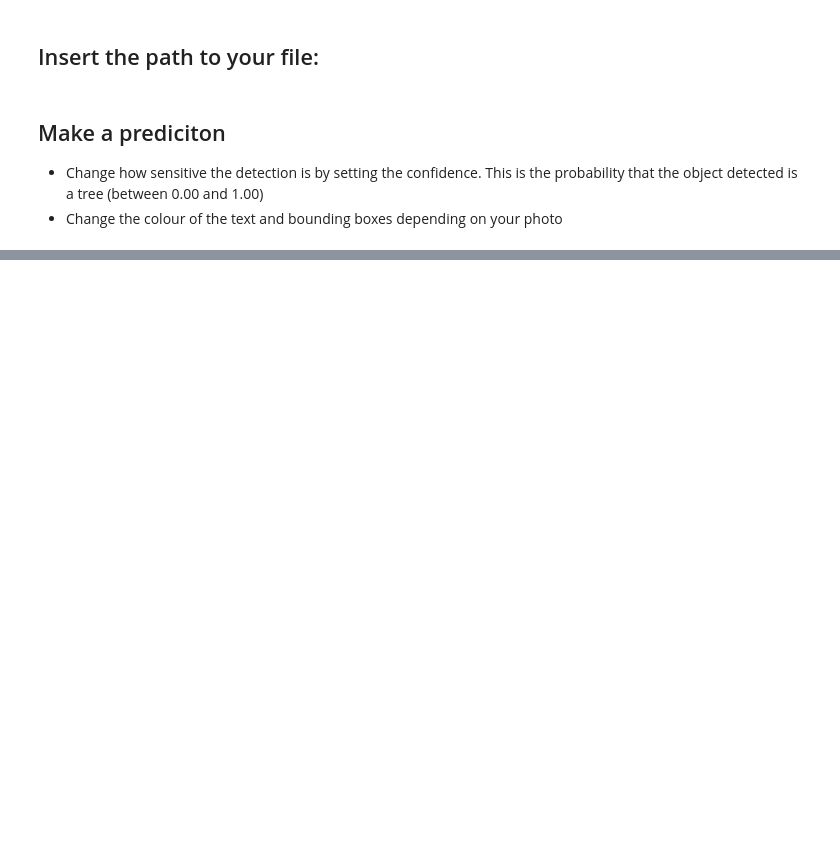
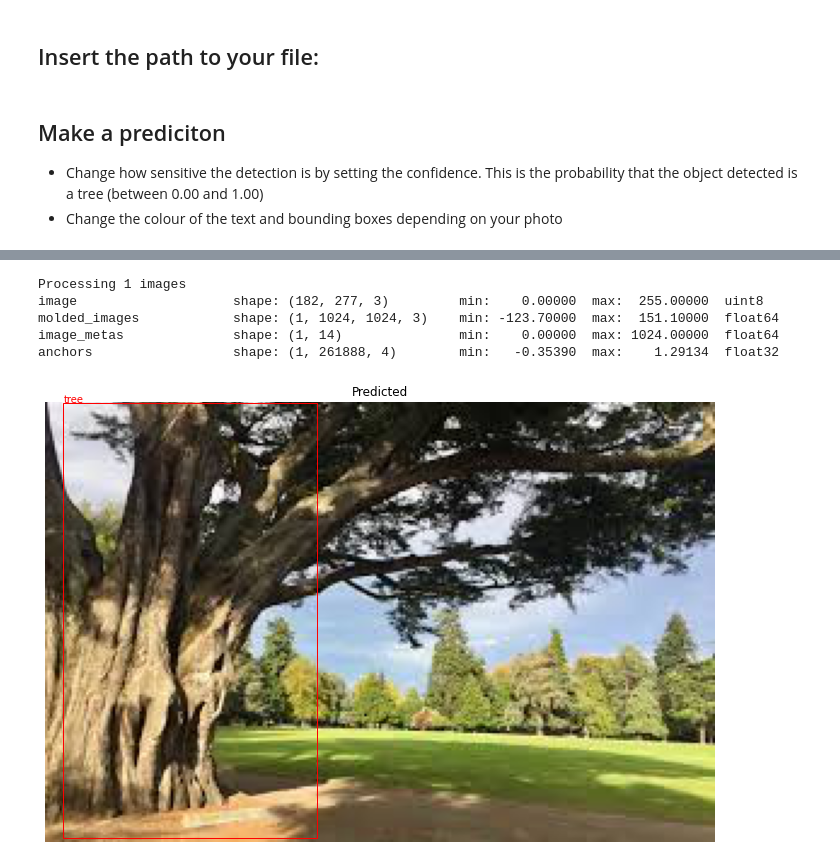
Before and after one commit to BLOSSOM1994/Tree_maskRcnn, a Jupyter notebook: mask_RCNN_prediction.ipynb, the cells around one changed output, grey strips where cells are left out. Cells and saved outputs as stored; diff of their text form; code cells hidden in the pictures; blank space fills up the shorter version.

```diff
--- a/mask_RCNN_prediction.ipynb
+++ b/mask_RCNN_prediction.ipynb
@@ -142,0 +176,10 @@ anchors                  shape: (1, 261888, 4)        min:   -0.35390  max:    1
+# %%
+file=datadir+'/predict/jj.jpg'
+r=prediction(file, model, confidence=0.95, color='red');
+# %% [output]
+Processing 1 images
+image                    shape: (182, 277, 3)         min:    0.00000  max:  255.00000  uint8
+molded_images            shape: (1, 1024, 1024, 3)    min: -123.70000  max:  151.10000  float64
+image_metas              shape: (1, 14)               min:    0.00000  max: 1024.00000  float64
+anchors                  shape: (1, 261888, 4)        min:   -0.35390  max:    1.29134  float32
+[figure, added]
```
Also changed, not shown: parts of 15 cells of this notebook.
